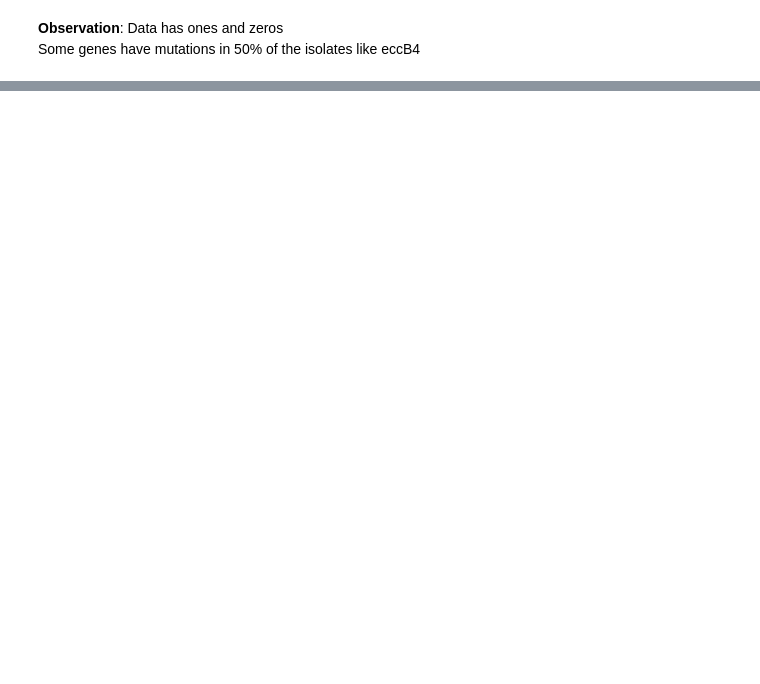
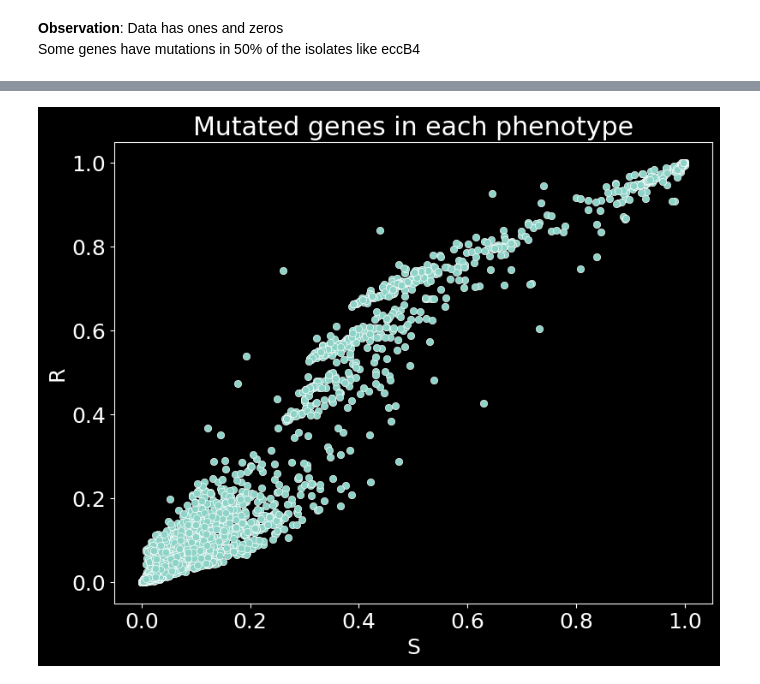
Before and after one commit to VinylBr/DeepLearningvsML_TBResistancePrediction, a Jupyter notebook: Project_184026002.ipynb, the cells around one changed output, grey strips where cells are left out. Drawn from its saved outputs; the diff is of its cells as text; code cells hidden in the pictures; blank space fills up the shorter version.

```diff
--- a/Project_184026002.ipynb
+++ b/Project_184026002.ipynb
@@ -122,0 +230,3 @@ Some genes have mutations in 50% of the isolates like eccB4
+# %%
+grouped_data = df_data.iloc[:,1:].groupby(['PHENOTYPE']).mean().reset_index() #grouping based on resistance levels
+print(grouped_data)
@@ -122,0 +247,7 @@ Some genes have mutations in 50% of the isolates like eccB4
+# %%
+fig, ax = plt.subplots(figsize = (9,7))
+sns.scatterplot(x = grouped_data.iloc[0,1:], y = grouped_data.iloc[1,1:], ax = ax)
+ax.set(xlabel = "S", ylabel = "R", title = "Mutated genes in each phenotype")
+plt.show()
+# %% [output]
+[figure, added]
```
Also changed, not shown: parts of 66 cells of this notebook.
